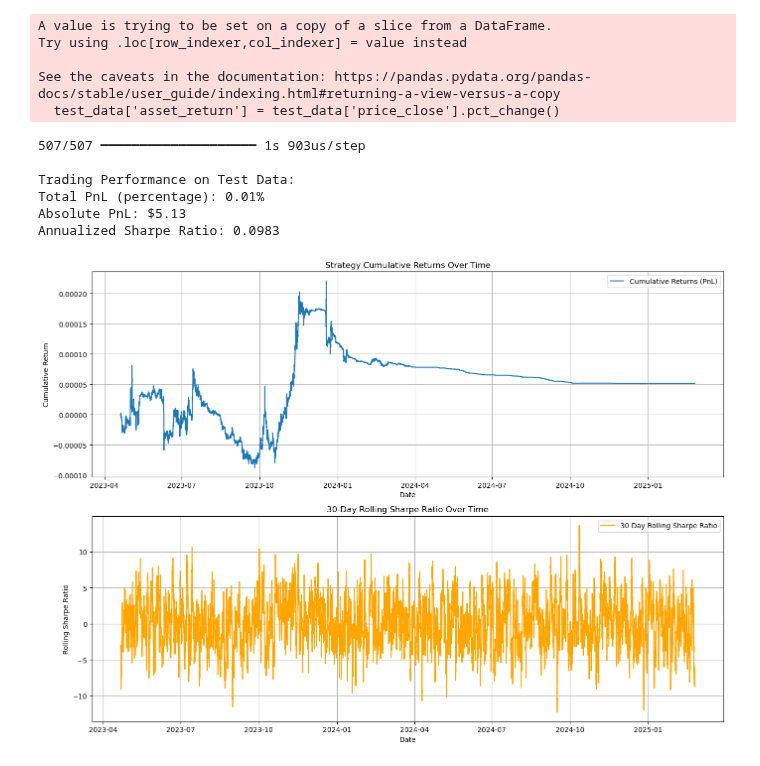
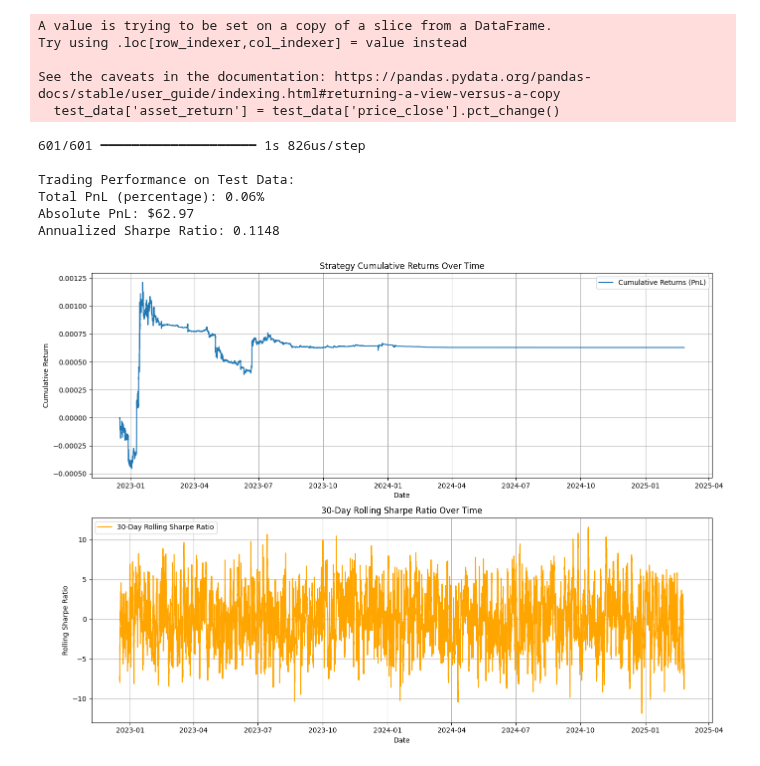
Before and after one commit to Kunj121/QTSFinalProject, a Jupyter notebook: Do_Not_Push_This/MLP_Practice.ipynb, the cells around one changed output. Cells and saved outputs as stored; diff of their text form; code cells hidden in the pictures.

```diff
--- a/Do_Not_Push_This/MLP_Practice.ipynb
+++ b/Do_Not_Push_This/MLP_Practice.ipynb
@@ -511,0 +262,34 @@ Epoch 7/7
+# %%
+#########################################
+# Step 6. Model tuner
+#########################################
+# Use Keras Tuner to search for a better model
+input_shape = (X_train.shape[1],)
+num_classes = y_train.shape[1]
+
+def build_model(hp):
+    model = Sequential()
+    model.add(Input(shape=input_shape))
+    # Tune number of hidden layers
+    for i in range(hp.Int('num_layers', 1, 3)):
+        units = hp.Int(f'units_{i}', min_value=32, max_value=128, step=32)
+        model.add(Dense(units))
+        # Tune LeakyReLU negative slope
+        slope = hp.Float(f'leaky_relu_{i}', min_value=0.01, max_value=0.3, step=0.01)
+        model.add(LeakyReLU(negative_slope=slope))
+    model.add(Dense(num_classes, activation='softmax'))
+    model.compile(optimizer='adam', loss='categorical_crossentropy', metrics=['accuracy'])
+    return model
+
+tuner = kt.Hyperband(build_model, objective='val_accuracy', max_epochs=optimal_epochs,
+                     factor=3, directory='kt_dir', project_name='model_complexity_tuning')
+stop_early = EarlyStopping(monitor='val_loss', patience=5)
+tuner.search(X_train, y_train, validation_split=0.2, epochs=optimal_epochs, callbacks=[stop_early])
+best_hp = tuner.get_best_hyperparameters(num_trials=1)[0]
+print("Best hyperparameters found:")
+print(best_hp.values)
+
+# Build and train the model using the tuned hyperparameters
+best_model = tuner.hypermodel.build(best_hp)
+best_model.summary()
+history = best_model.fit(X_train, y_train, epochs=optimal_epochs, batch_size=32, validation_split=0.2)
@@ -512,10 +344,15 @@ Epoch 7/7
 # %%
+#########################################
+# Step 8. Test model
+#########################################
+# Evaluate the optimized model on the test data
 test_data['asset_return'] = test_data['price_close'].pct_change()
 test_data = test_data.dropna()
 
 features_test_aligned = test_data[feature_cols].values
 X_test_aligned = scaler.transform(features_test_aligned)
-y_pred_test_aligned = model.predict(X_test_aligned)
+y_pred_test_aligned = best_model.predict(X_test_aligned)
+# Define positions as difference between probability of Buy and Sell
 positions_test_aligned = y_pred_test_aligned[:, 0] - y_pred_test_aligned[:, 2]
 
 asset_returns_test = test_data['asset_return'].values.astype(np.float32)
@@ -525,7 +362,6 @@ strategy_returns_test[0] = 0
 cumulative_returns_test = np.cumprod(1 + strategy_returns_test) - 1
 total_pnl_percentage = cumulative_returns_test[-1]
 sharpe_ratio_test = (np.mean(strategy_returns_test) / np.std(strategy_returns_test)) * np.sqrt(365)
-
 initial_capital = 100000
 absolute_pnl_test = total_pnl_percentage * initial_capital
 
@@ -534,6 +370,7 @@ print("Total PnL (percentage): {:.2%}".format(total_pnl_percentage))
 print("Absolute PnL: ${:,.2f}".format(absolute_pnl_test))
 print("Annualized Sharpe Ratio: {:.4f}".format(sharpe_ratio_test))
 
+# Plot performance metrics
 dates = test_data.index
 cumulative_returns_series = pd.Series(cumulative_returns_test, index=dates)
 returns_series = pd.Series(strategy_returns_test, index=dates)
@@ -560,7 +397,6 @@ plt.ylabel('Rolling Sharpe Ratio')
 plt.title(f'{window}-Day Rolling Sharpe Ratio Over Time')
 plt.legend()
 plt.grid(True)
-
 plt.tight_layout()
 plt.show()
 # %% [output]
@@ -568,12 +404,12 @@ plt.show()
 A value is trying to be set on a copy of a slice from a DataFrame.
 Try using .loc[row_indexer,col_indexer] = value instead
 
 See the caveats in the documentation: https://pandas.pydata.org/pandas-docs/stable/user_guide/indexing.html#returning-a-view-versus-a-copy
   test_data['asset_return'] = test_data['price_close'].pct_change()
-507/507 ━━━━━━━━━━━━━━━━━━━━ 1s 903us/step
+601/601 ━━━━━━━━━━━━━━━━━━━━ 1s 826us/step
 
 Trading Performance on Test Data:
-Total PnL (percentage): 0.01%
-Absolute PnL: $5.13
-Annualized Sharpe Ratio: 0.0983
+Total PnL (percentage): 0.06%
+Absolute PnL: $62.97
+Annualized Sharpe Ratio: 0.1148
-[figure, old version]
+[figure, new version]
```
Also changed, not shown: parts of 29 cells of this notebook.
